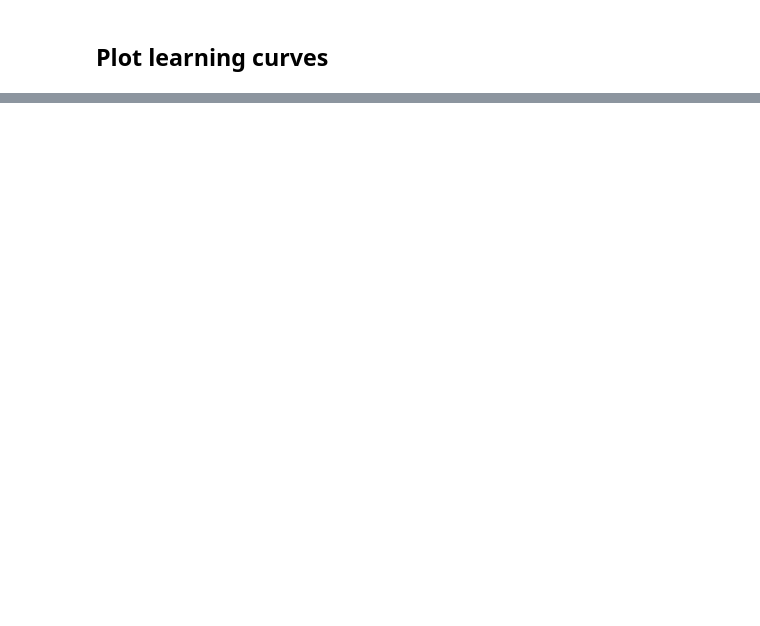
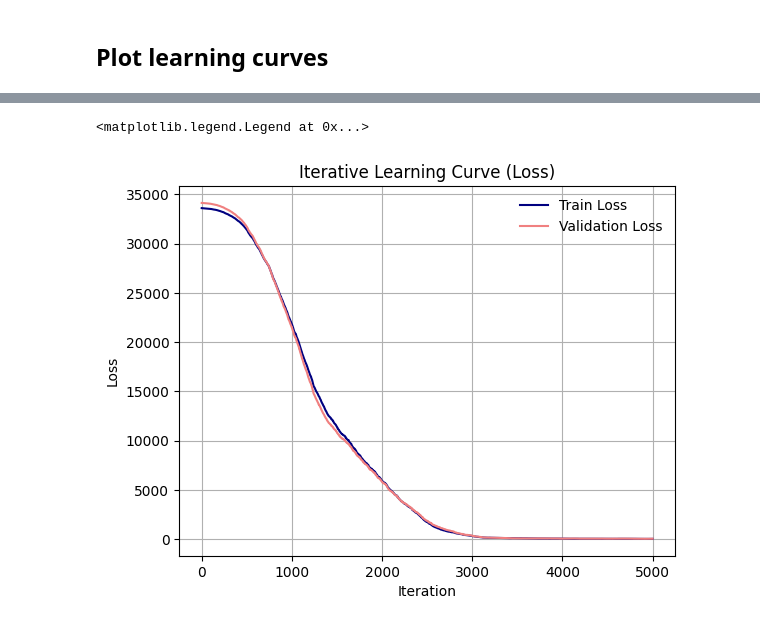
Before and after one commit to jlm429/pyperch, a Jupyter notebook: notebooks/regression_examples.ipynb, the cells around one changed output, grey strips where cells are left out. Drawn from its saved outputs; the diff is of its cells as text; code cells hidden in the pictures; blank space fills up the shorter version.

```diff
--- a/notebooks/regression_examples.ipynb
+++ b/notebooks/regression_examples.ipynb
@@ -97,0 +85,19 @@ plt.legend(frameon=False)
+# %%
+from skorch.callbacks import EpochScoring
+from pyperch.neural.rhc_nn import RHCModule
+
+net = NeuralNetRegressor(
+    module=RHCModule,
+    module__input_dim=12,
+    module__output_dim=1,
+    module__hidden_units=20,
+    module__hidden_layers=1,
+    module__step_size=.05,
+    max_epochs=5000,
+    verbose=0,
+    #module__activation=nn.LeakyReLU(),
+    module__output_activation=lambda x: x,
+    #callbacks=[EpochScoring(scoring='accuracy', name='train_acc', on_train=True),],
+    # Shuffle training data on each epoch
+    iterator_train__shuffle=True,
+)
@@ -97,0 +106,3 @@ plt.legend(frameon=False)
+# %%
+# fit data
+net.fit(X, y)
@@ -97,0 +121,12 @@ plt.legend(frameon=False)
+# %%
+# plot the iterative learning curve (loss)
+plt.plot(net.history[:, 'train_loss'], label='Train Loss', color='navy')
+plt.plot(net.history[:, 'valid_loss'], label='Validation Loss', color='lightcoral')
+plt.xlabel("Iteration")
+plt.ylabel("Loss")
+plt.title("Iterative Learning Curve (Loss)")
+plt.grid(visible=True)
+plt.legend(frameon=False)
+# %% [output]
+<matplotlib.legend.Legend at 0x...>
+[figure, added]
```
Also changed, not shown: parts of 7 cells of this notebook.
